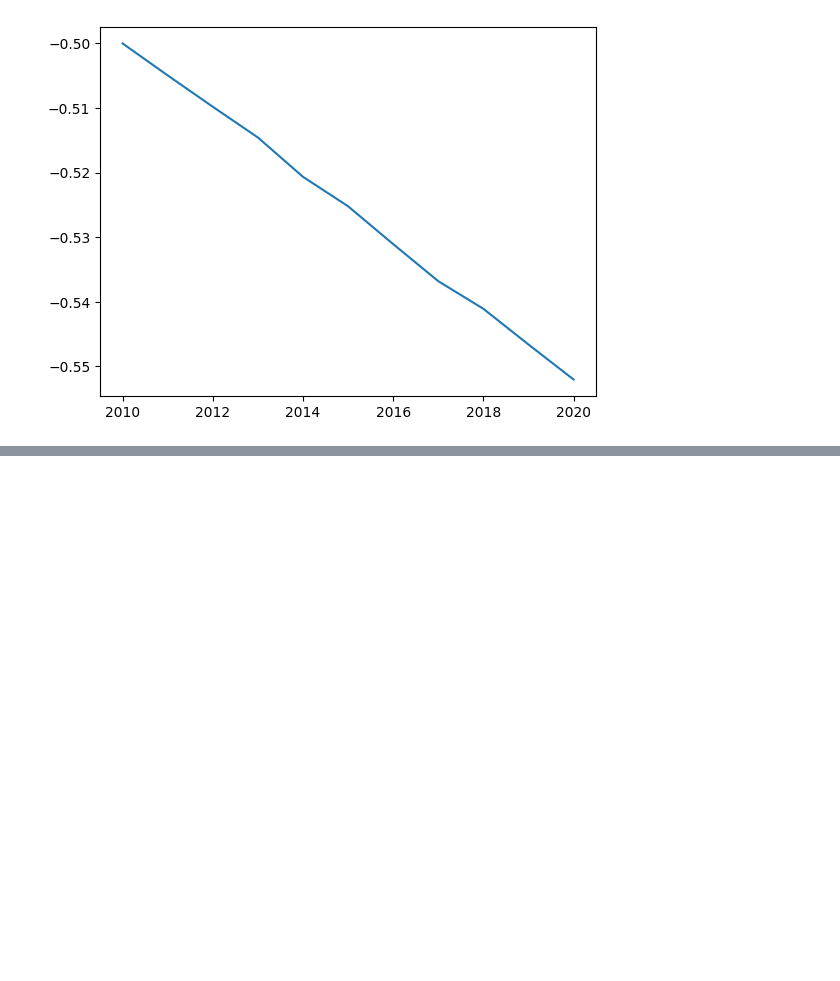
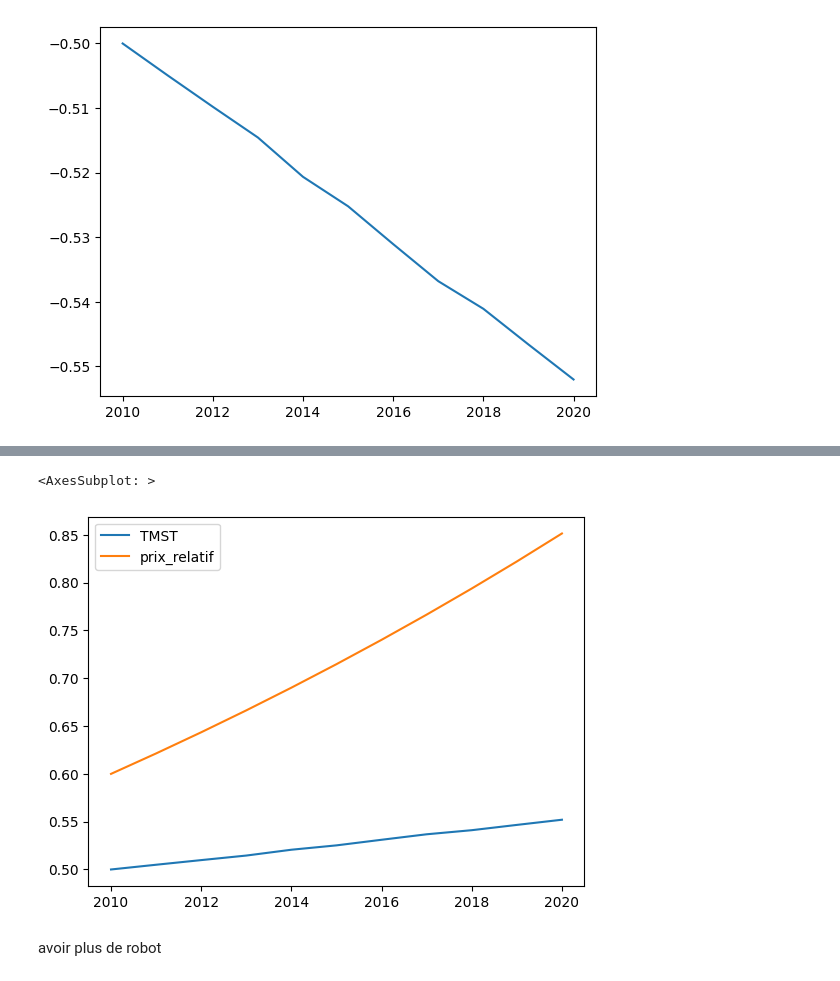
Before and after one commit to felixpoirier1/Devoir4, a Jupyter notebook: Devoir.ipynb, the cells around one changed output, grey strips where cells are left out. Drawn from its saved outputs; the diff is of its cells as text; code cells hidden in the pictures; blank space fills up the shorter version.

```diff
--- a/Devoir.ipynb
+++ b/Devoir.ipynb
@@ -52,0 +69,8 @@ prod['TMST'].plot()
+# %%
+costs = pd.read_excel("costs.xlsx", index_col=0)
+# %%
+costs['TMST'] = abs(prod['TMST'])
+costs["prix_relatif"] = costs['pL']/costs['pR']
+
+costs['diff'] = costs['prix_relatif'] - costs['TMST']
+costs
@@ -52,0 +90,7 @@ prod['TMST'].plot()
+# %%
+costs[['TMST', 'prix_relatif']].plot()
+# %% [output]
+<AxesSubplot: >
+[figure, added]
+# %% [markdown]
+avoir plus de robot
```
Also changed, not shown: parts of 12 cells of this notebook.
